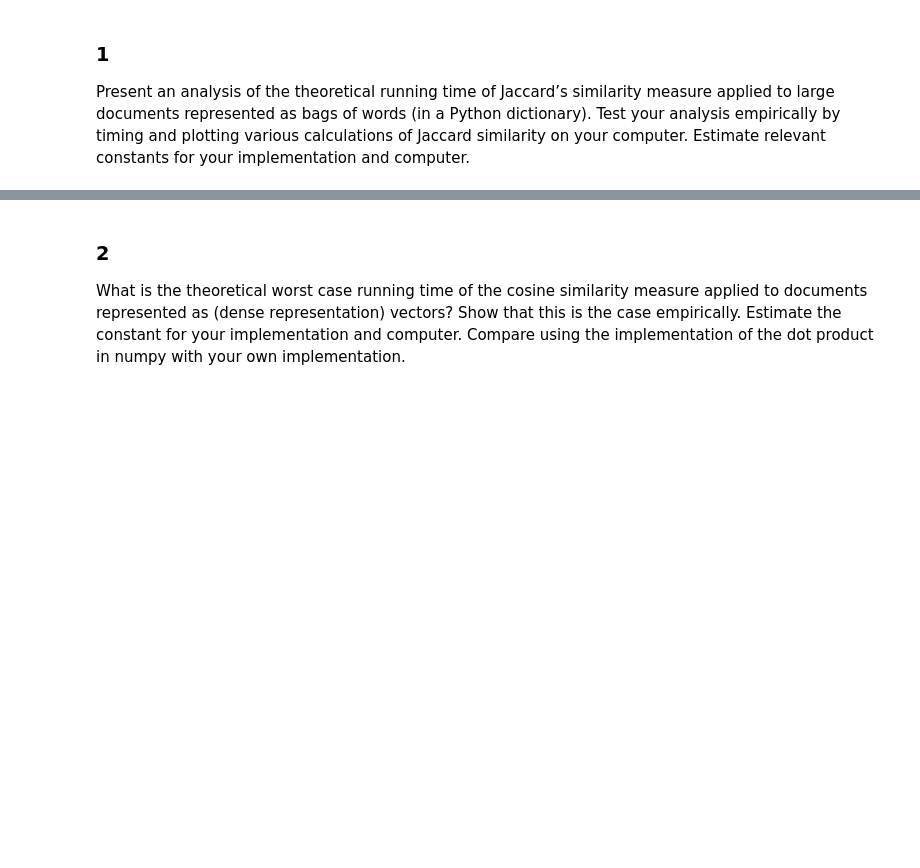
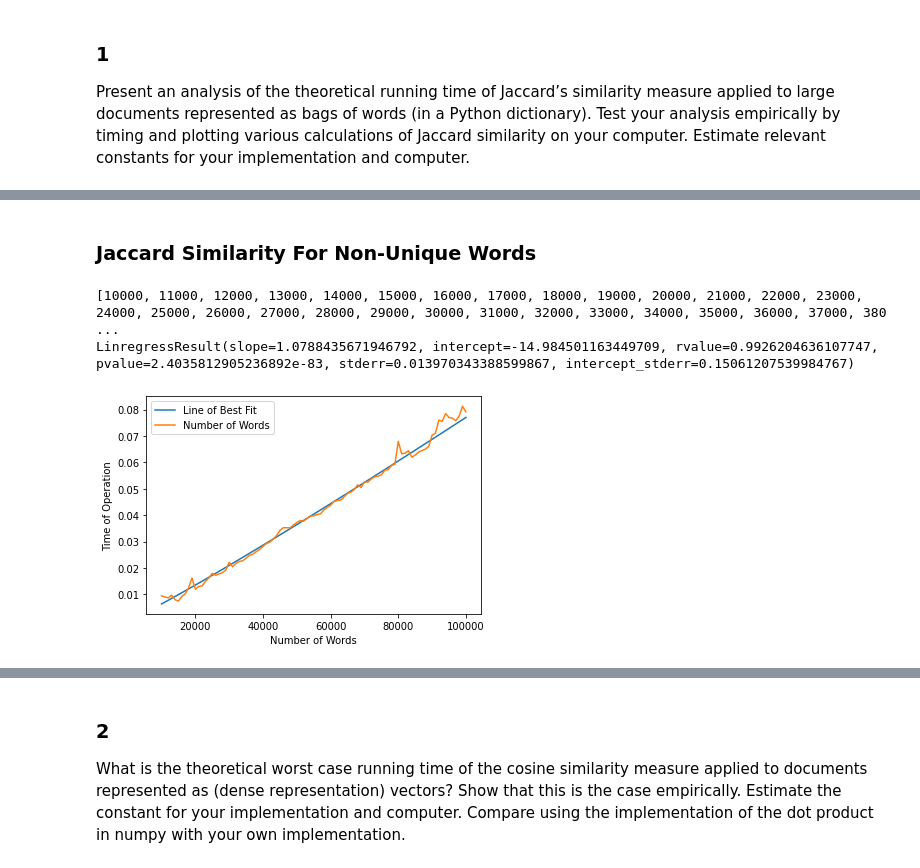
Before and after one commit to hwasc/ADS, a Jupyter notebook: ADS_report.ipynb, the cells around one changed output, grey strips where cells are left out. Drawn from its saved outputs; the diff is of its cells as text; code cells hidden in the pictures; blank space fills up the shorter version.

```diff
--- a/ADS_report.ipynb
+++ b/ADS_report.ipynb
@@ -268,0 +369,36 @@ plt.show()
+# %% [markdown]
+### Jaccard Similarity For Non-Unique Words
+# %%
+import matplotlib.pyplot as plt
+import matplotlib
+import scipy.stats as stats
+
+words = list_of_words_1M
+
+number_of_words_range = power_list(10, 4, 5, 100)
+print(number_of_words_range)
+unique_words = False
+similarity_function = jaccard_similarity
+
+number_of_words, times = number_of_words_vs_time(   words,\
+                                                    number_of_words_range,\
+                                                    unique_words,\
+                                                    similarity_function,\
+                                                        repeats=4)
+
+constants = stats.linregress(np.log(number_of_words), np.log(times))
+
+print(constants)
+line_of_best_fit = [np.exp(constants[1])*x**constants[0] for x in number_of_words_range]
+
+plt.plot(number_of_words, line_of_best_fit, label="Line of Best Fit")
+
+plt.plot(number_of_words, times, label="Number of Words")
+plt.ylabel("Time of Operation")
+plt.xlabel("Number of Words")
+plt.legend()
+plt.show()
+# %% [output]
+[10000, 11000, 12000, 13000, 14000, 15000, 16000, 17000, 18000, 19000, 20000, 21000, 22000, 23000, 24000, 25000, 26000, 27000, 28000, 29000, 30000, 31000, 32000, 33000, 34000, 35000, 36000, 37000, 380 ...
+LinregressResult(slope=1.0788435671946792, intercept=-14.984501163449709, rvalue=0.9926204636107747, pvalue=2.4035812905236892e-83, stderr=0.013970343388599867, intercept_stderr=0.15061207539984767)
+[figure, added]
```
Also changed, not shown: parts of 44 cells of this notebook.
